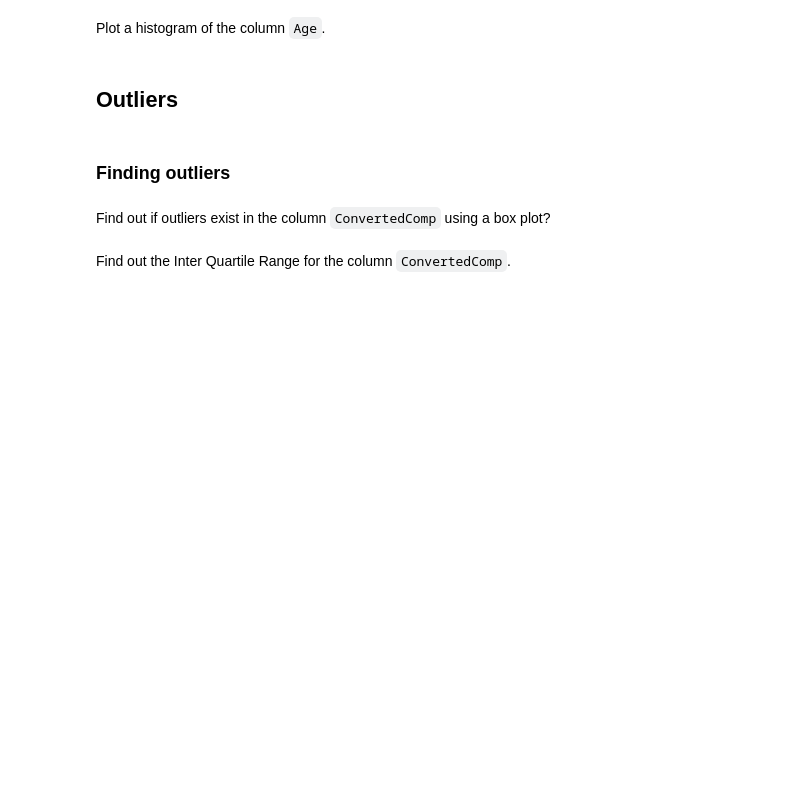
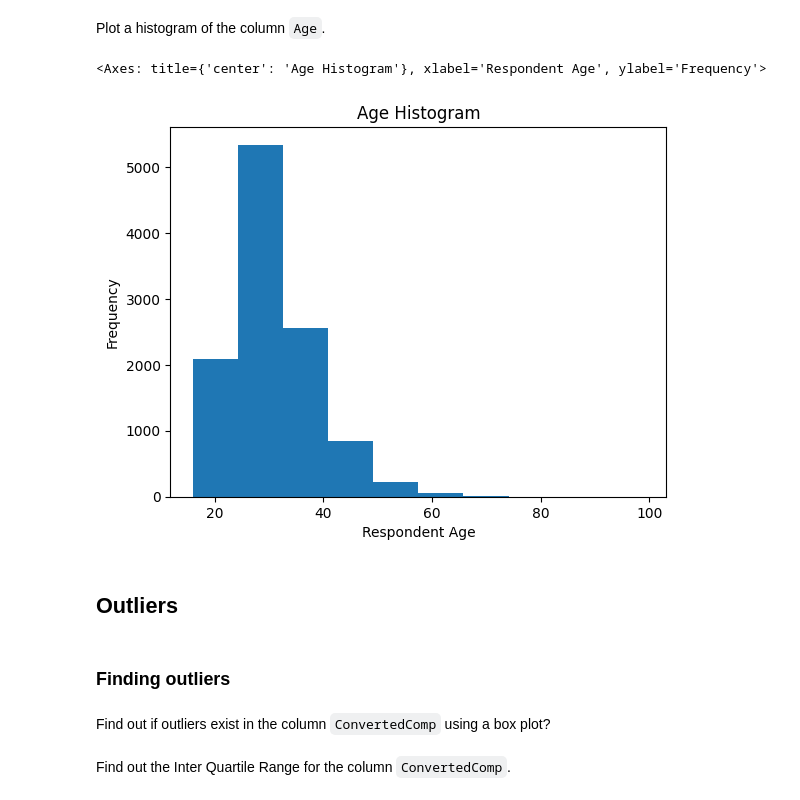
Before and after one commit to rheera/IBM-data-analyst-capstone, a Jupyter notebook: Task3/M3ExploratoryDataAnalysis-lab.ipynb, the cells around one changed output. Saved outputs shown, nothing was run; the diff lists cells and outputs as text; code cells hidden in the pictures; blank space fills up the shorter version.

```diff
--- a/Task3/M3ExploratoryDataAnalysis-lab.ipynb
+++ b/Task3/M3ExploratoryDataAnalysis-lab.ipynb
@@ -82,3 +110,8 @@ Plot a histogram of the column `Age`.
+# %%
+df["Age"].plot(kind="hist", title="Age Histogram", xlabel="Respondent Age")
+# %% [output]
+<Axes: title={'center': 'Age Histogram'}, xlabel='Respondent Age', ylabel='Frequency'>
+[figure, added]
 # %% [markdown]
 ## Outliers
 # %% [markdown]
```
Also changed, not shown: parts of 15 cells of this notebook, 2 other files.
